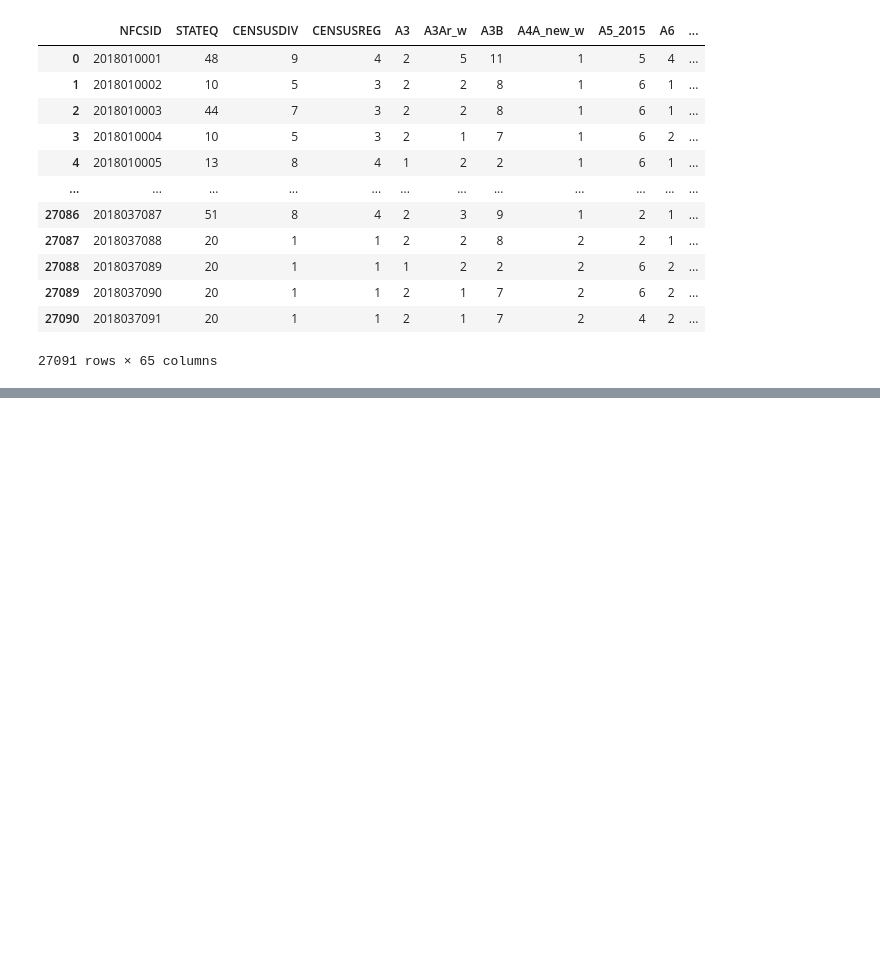
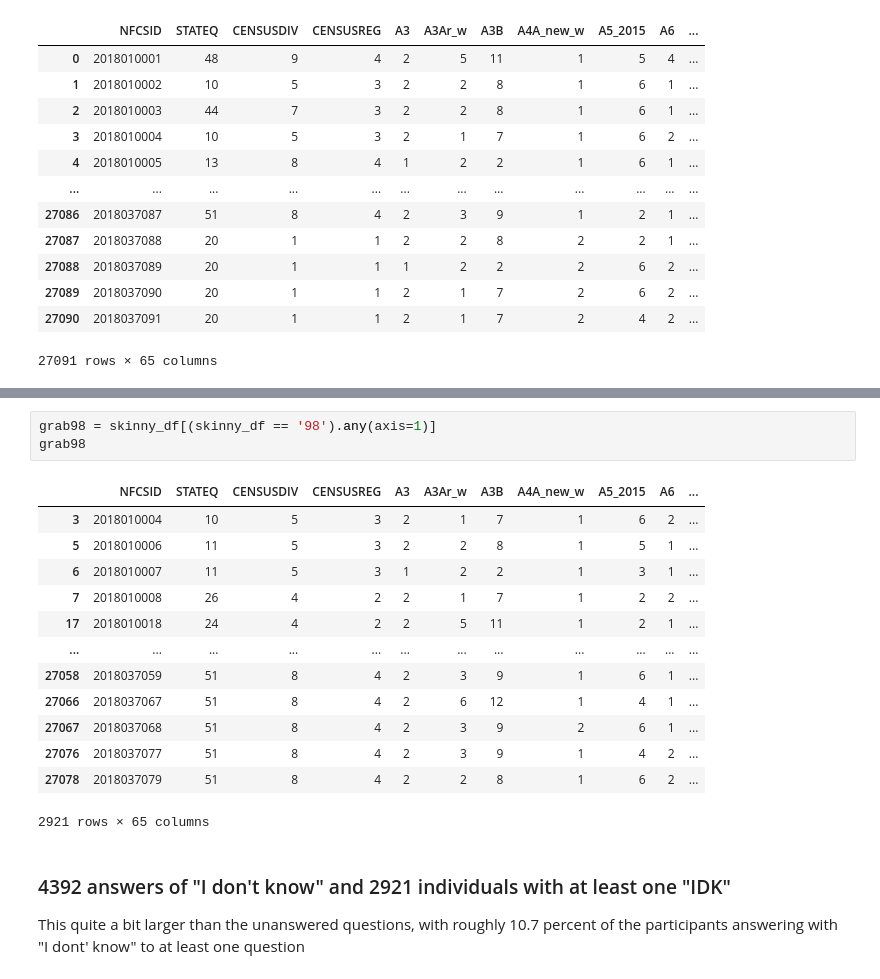
Before and after one commit to ds4a-team85/cohort2020-team-project, a Jupyter notebook: FINRA_Dataset_cleaning.ipynb, the cells around one changed output, grey strips where cells are left out. Cells and saved outputs as stored; diff of their text form; blank space fills up the shorter version.

```diff
--- a/FINRA_Dataset_cleaning.ipynb
+++ b/FINRA_Dataset_cleaning.ipynb
@@ -143,0 +172,20 @@ skinny_df
+# %%
+grab98 = skinny_df[(skinny_df == '98').any(axis=1)]
+grab98
+# %% [output]
+|  | NFCSID | STATEQ | CENSUSDIV | CENSUSREG | A3 | A3Ar_w | A3B | A4A_new_w | A5_2015 | A6 | ... |
+| 3 | 2018010004 | 10 | 5 | 3 | 2 | 1 | 7 | 1 | 6 | 2 | ... |
+| 5 | 2018010006 | 11 | 5 | 3 | 2 | 2 | 8 | 1 | 5 | 1 | ... |
+| 6 | 2018010007 | 11 | 5 | 3 | 1 | 2 | 2 | 1 | 3 | 1 | ... |
+| 7 | 2018010008 | 26 | 4 | 2 | 2 | 1 | 7 | 1 | 2 | 2 | ... |
+| 17 | 2018010018 | 24 | 4 | 2 | 2 | 5 | 11 | 1 | 2 | 1 | ... |
+| ... | ... | ... | ... | ... | ... | ... | ... | ... | ... | ... | ... |
+| 27058 | 2018037059 | 51 | 8 | 4 | 2 | 3 | 9 | 1 | 6 | 1 | ... |
+| 27066 | 2018037067 | 51 | 8 | 4 | 2 | 6 | 12 | 1 | 4 | 1 | ... |
+| 27067 | 2018037068 | 51 | 8 | 4 | 2 | 3 | 9 | 2 | 6 | 1 | ... |
+| 27076 | 2018037077 | 51 | 8 | 4 | 2 | 3 | 9 | 1 | 4 | 2 | ... |
+| 27078 | 2018037079 | 51 | 8 | 4 | 2 | 2 | 8 | 1 | 6 | 2 | ... |
+2921 rows × 65 columns
+# %% [markdown]
+### 4392 answers of "I don't know" and 2921 individuals with at least one "IDK"
+This quite a bit larger than the unanswered questions, with roughly 10.7 percent of the participants answering with "I dont' know" to at least one question
```
Also changed, not shown: parts of 13 cells of this notebook.
